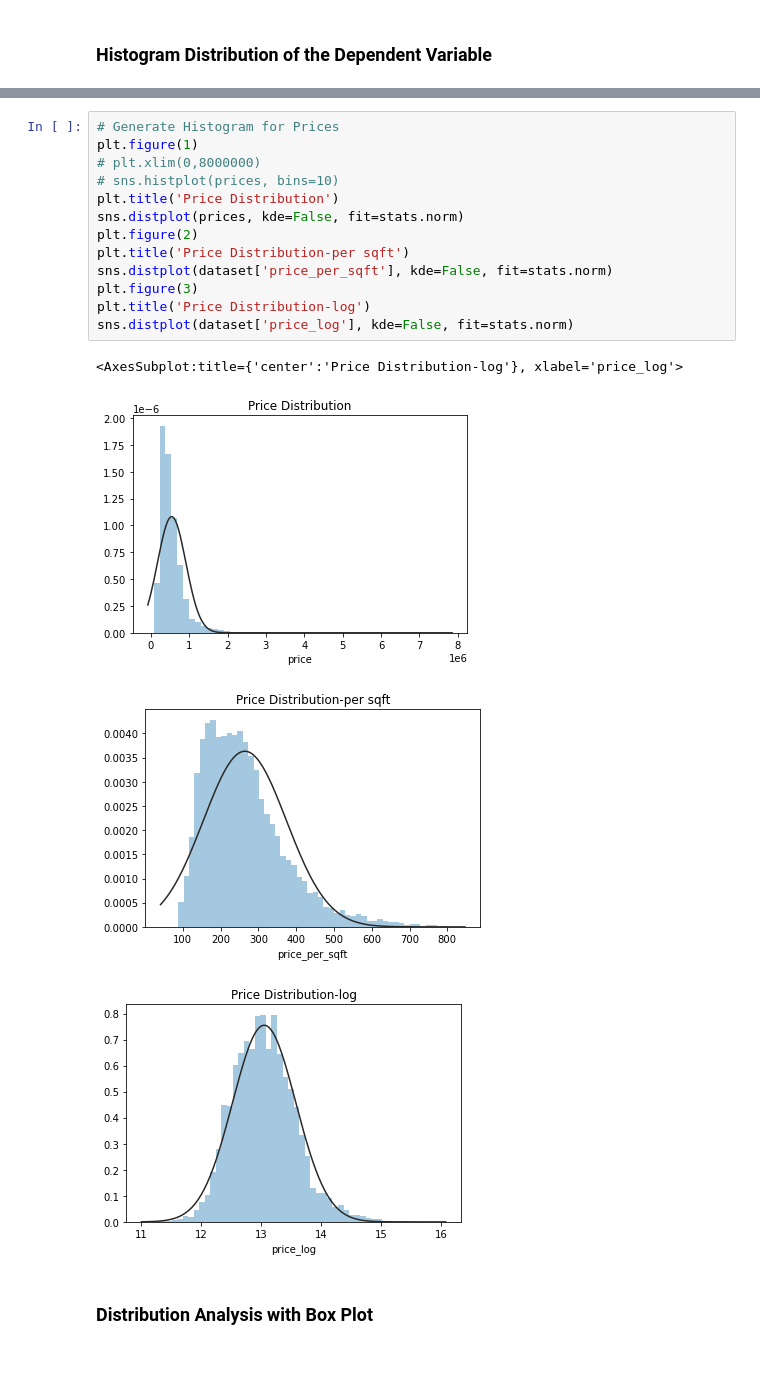
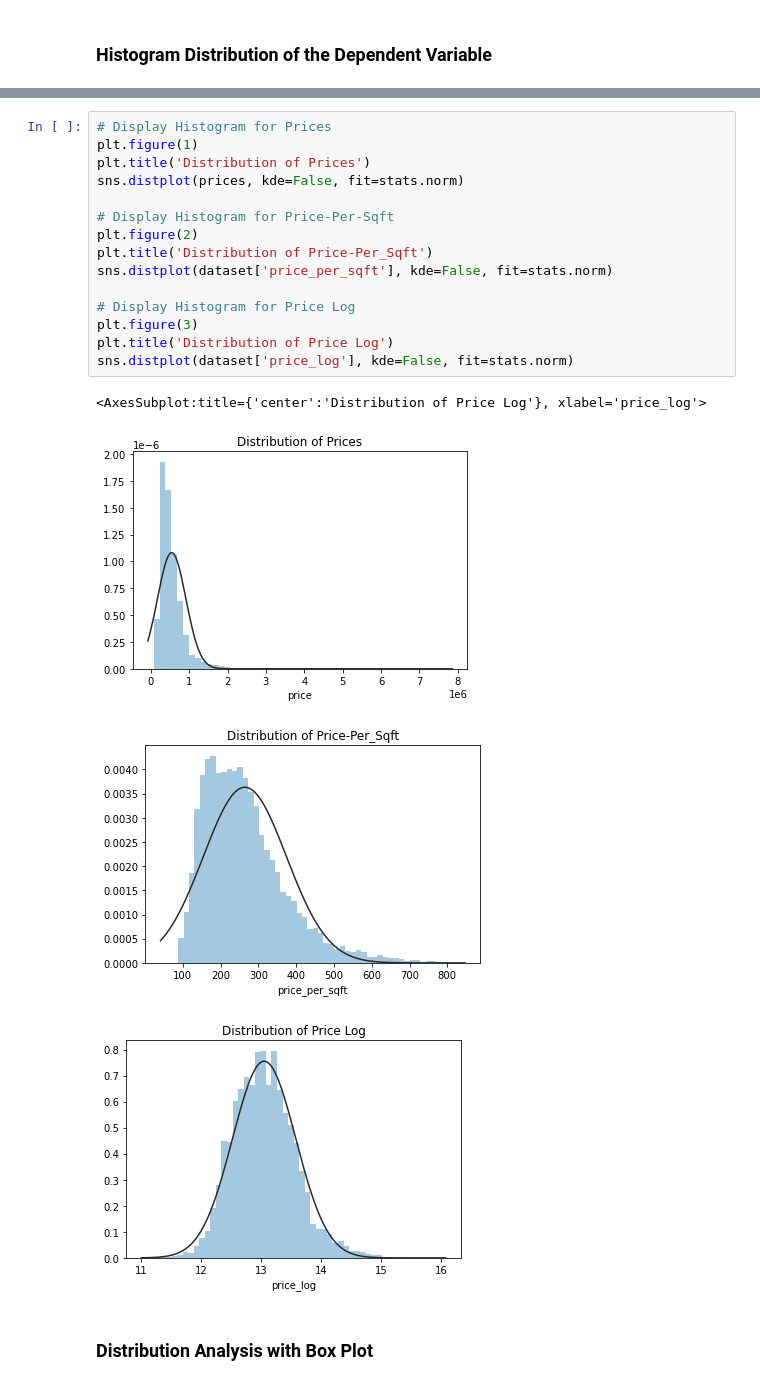
Before and after one commit to Bethany-Wang/ADS500B, a Jupyter notebook: project_Bethany.ipynb, the cells around one changed output, grey strips where cells are left out. Cells and saved outputs as stored; diff of their text form.

```diff
--- a/project_Bethany.ipynb
+++ b/project_Bethany.ipynb
@@ -177,21 +207,23 @@ pair_cols = ['sqft_living', 'sqft_lot', 'grade']
 # %%
-# Generate Histogram for Prices
+# Display Histogram for Prices
 plt.figure(1)
-# plt.xlim(0,8000000)
-# sns.histplot(prices, bins=10)
-plt.title('Price Distribution')
+plt.title('Distribution of Prices')
 sns.distplot(prices, kde=False, fit=stats.norm)
+
+# Display Histogram for Price-Per-Sqft
 plt.figure(2)
-plt.title('Price Distribution-per sqft')
+plt.title('Distribution of Price-Per_Sqft')
 sns.distplot(dataset['price_per_sqft'], kde=False, fit=stats.norm)
+
+# Display Histogram for Price Log
 plt.figure(3)
-plt.title('Price Distribution-log')
+plt.title('Distribution of Price Log')
 sns.distplot(dataset['price_log'], kde=False, fit=stats.norm)
 # %% [output]
-<AxesSubplot:title={'center':'Price Distribution-log'}, xlabel='price_log'>
+<AxesSubplot:title={'center':'Distribution of Price Log'}, xlabel='price_log'>
-[figure, old version]
+[figure, new version]
-[figure, old version]
+[figure, new version]
-[figure, old version]
+[figure, new version]
 # %% [markdown]
 ### Distribution Analysis with Box Plot
 # %%
```
Also changed, not shown: parts of 25 cells of this notebook.
